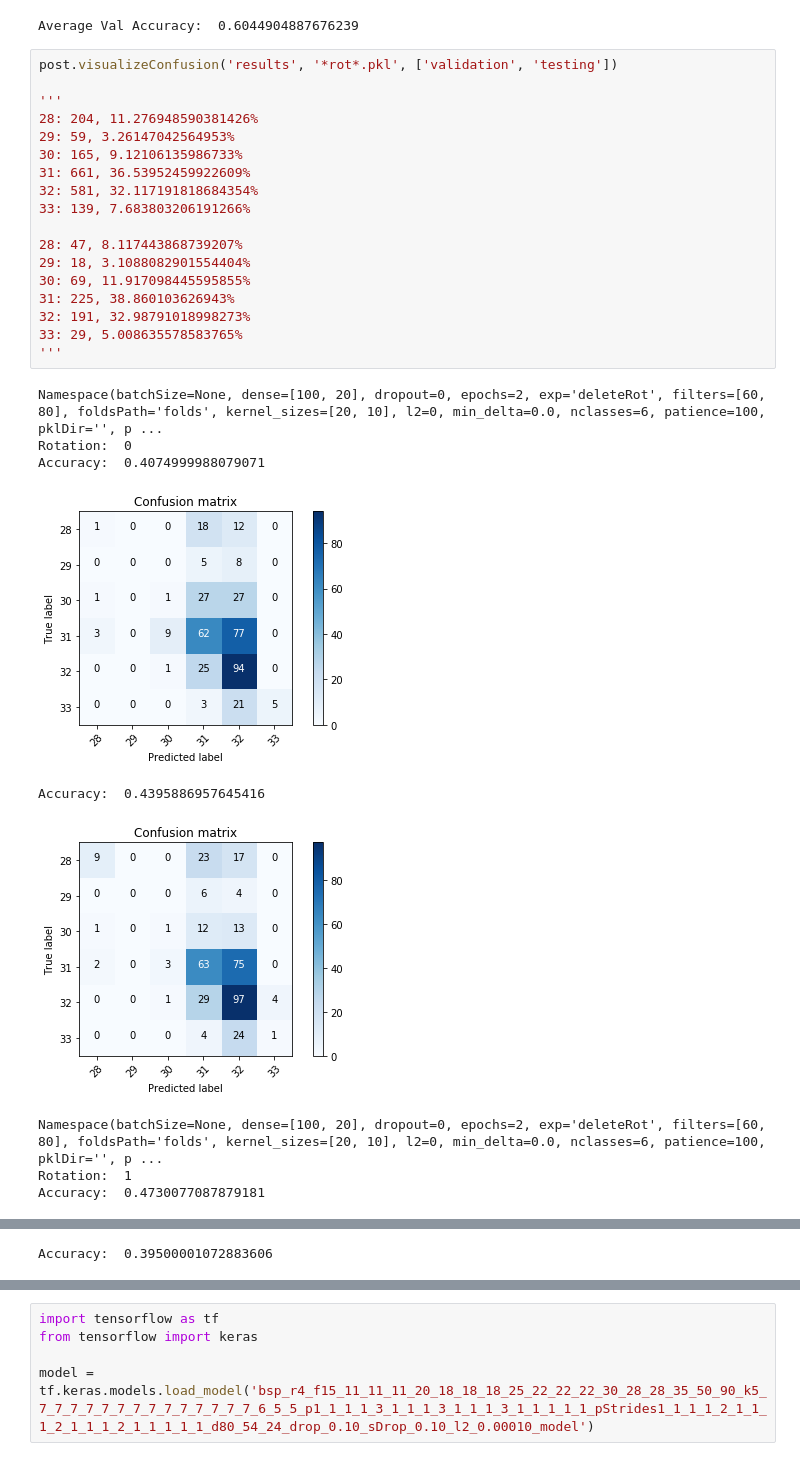
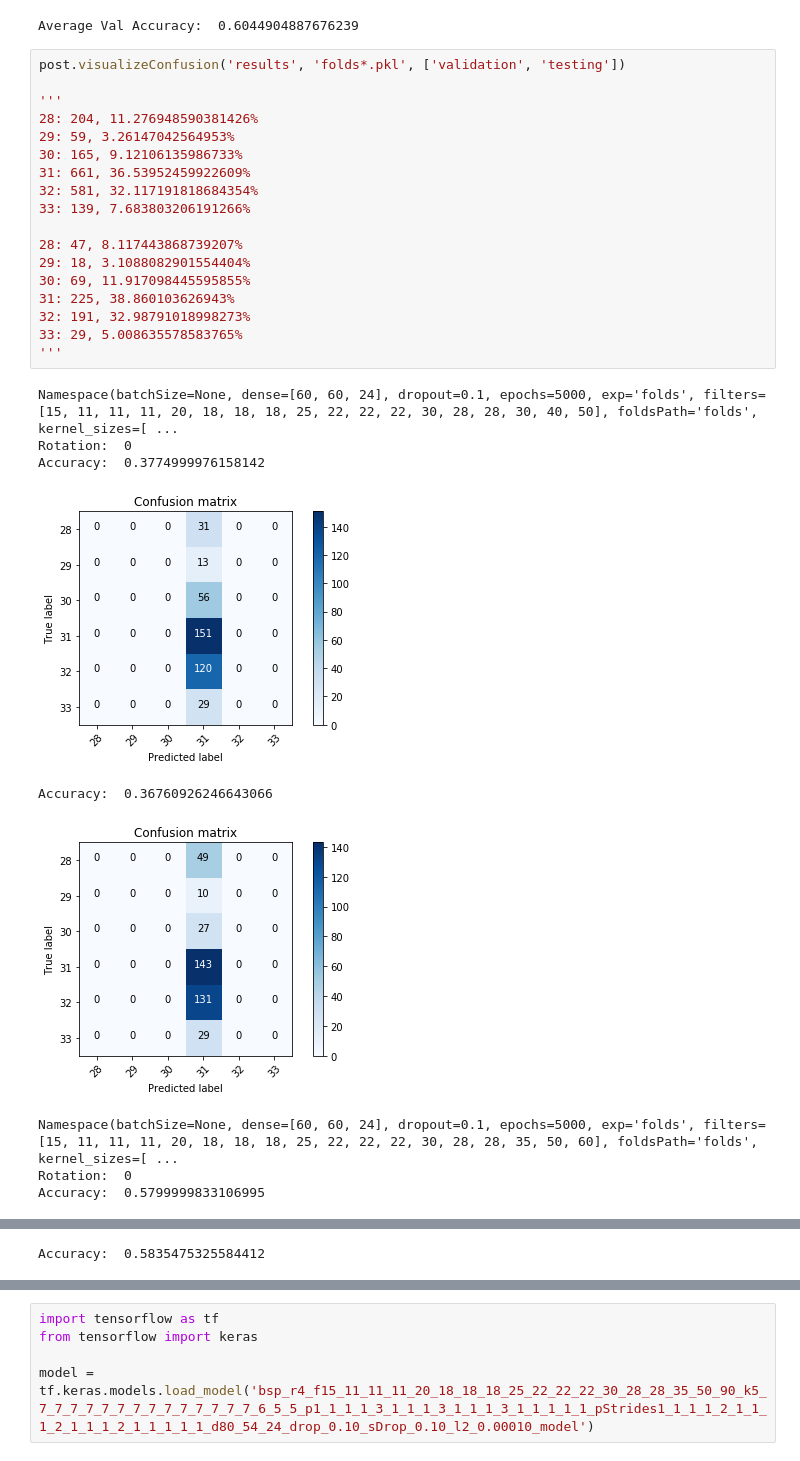
Before and after one commit to RezaTorbati/HonorsThesis, a Jupyter notebook: post.ipynb, the cells around one changed output, grey strips where cells are left out. Cells and saved outputs as stored; diff of their text form.

```diff
--- a/post.ipynb
+++ b/post.ipynb
@@ -8,30 +8,30 @@ Namespace(batchSize=None, dense=[240, 150, 24], dropout=0.1, epochs=5000, exp='b
 [figure]
 Average Val Accuracy:  0.6044904887676239
 # %%
-post.visualizeConfusion('results', '*rot*.pkl', ['validation', 'testing'])
+post.visualizeConfusion('results', 'folds*.pkl', ['validation', 'testing'])
 
 '''
 28: 204, 11.276948590381426%
 29: 59, 3.26147042564953%
 30: 165, 9.12106135986733%
 31: 661, 36.53952459922609%
 32: 581, 32.117191818684354%
 33: 139, 7.683803206191266%
 
 28: 47, 8.117443868739207%
 29: 18, 3.1088082901554404%
 30: 69, 11.917098445595855%
 31: 225, 38.860103626943%
 32: 191, 32.98791018998273%
 33: 29, 5.008635578583765%
 '''
 # %% [output]
-Namespace(batchSize=None, dense=[100, 20], dropout=0, epochs=2, exp='deleteRot', filters=[60, 80], foldsPath='folds', kernel_sizes=[20, 10], l2=0, min_delta=0.0, nclasses=6, patience=100, pklDir='', p ...
+Namespace(batchSize=None, dense=[60, 60, 24], dropout=0.1, epochs=5000, exp='folds', filters=[15, 11, 11, 11, 20, 18, 18, 18, 25, 22, 22, 22, 30, 28, 28, 30, 40, 50], foldsPath='folds', kernel_sizes=[ ...
 Rotation:  0
-Accuracy:  0.4074999988079071
+Accuracy:  0.3774999976158142
-[figure, old version]
+[figure, new version]
-Accuracy:  0.4395886957645416
+Accuracy:  0.36760926246643066
-[figure, old version]
+[figure, new version]
-Namespace(batchSize=None, dense=[100, 20], dropout=0, epochs=2, exp='deleteRot', filters=[60, 80], foldsPath='folds', kernel_sizes=[20, 10], l2=0, min_delta=0.0, nclasses=6, patience=100, pklDir='', p ...
-Rotation:  1
-Accuracy:  0.4730077087879181
+Namespace(batchSize=None, dense=[60, 60, 24], dropout=0.1, epochs=5000, exp='folds', filters=[15, 11, 11, 11, 20, 18, 18, 18, 25, 22, 22, 22, 30, 28, 28, 35, 50, 60], foldsPath='folds', kernel_sizes=[ ...
+Rotation:  0
+Accuracy:  0.5799999833106995
@@ -39 +39 @@ Accuracy:  0.4730077087879181
-Accuracy:  0.39500001072883606
+Accuracy:  0.5835475325584412
```
Also changed, not shown: parts of 1 cell of this notebook, 2 other files.
